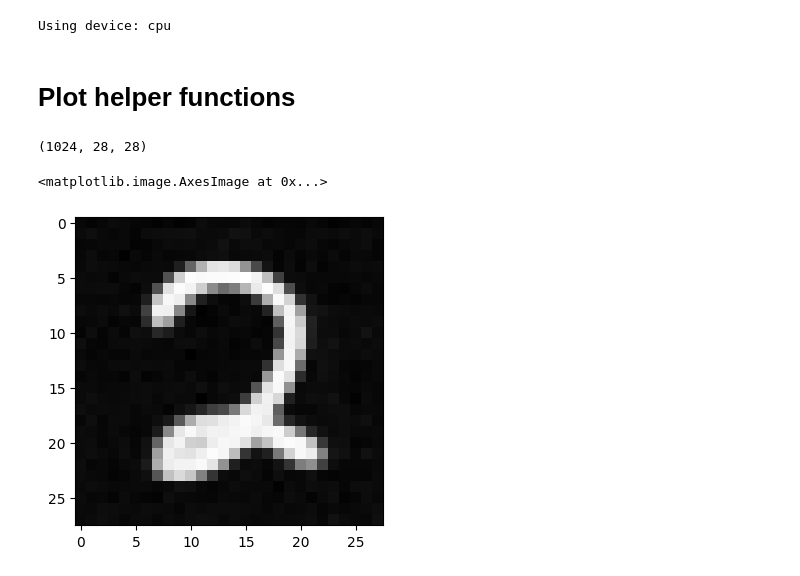
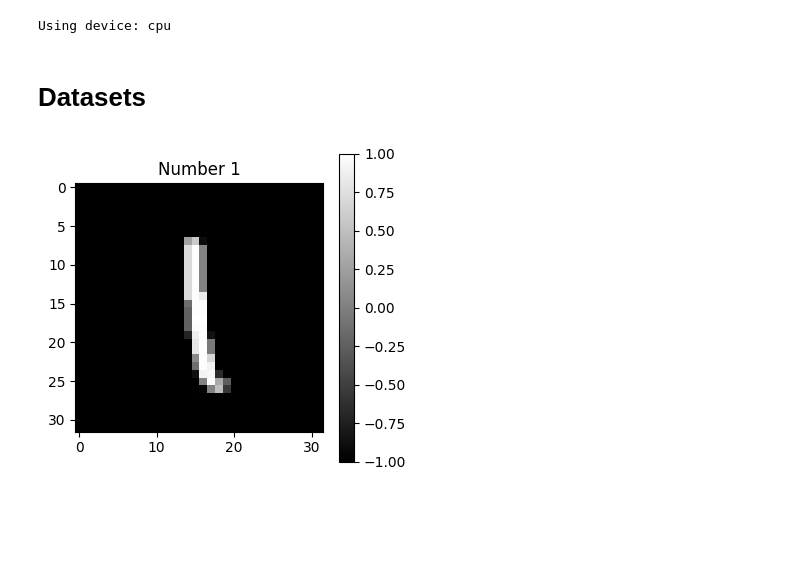
Before and after one commit to lucasmrdt/diffusion-model, a Jupyter notebook: notebooks/plots.ipynb, the cells around one changed output. Drawn from its saved outputs; the diff is of its cells as text; code cells hidden in the pictures; blank space fills up the shorter version.

Commit message:
add train

```diff
--- a/notebooks/plots.ipynb
+++ b/notebooks/plots.ipynb
@@ -20,5 +19,3 @@ matplotlib.rcParams['figure.figsize'] = (FIG_SIZE, FIG_SIZE)
 print(f"Using device: {device}")
 # %% [output]
 Using device: cpu
-# %% [markdown]
-# Plot helper functions
@@ -37,15 +22,13 @@ def many_imshow(xs, y_title=None, title=None):
-# %%
-images = np.load('../images_model5.npy')
-images.shape
-# %% [output]
-(1024, 28, 28)
-# %%
-_, axes = plt.subplots(32, 32, figsize=(FIG_SIZE*32, FIG_SIZE*32))
-
-for i, row in enumerate(axes):
-    for j, ax in enumerate(row):
-        ax.axis('off')
-        ax.imshow(images[i, j], cmap='gray')
-# %% [output]
-<matplotlib.image.AxesImage at 0x...>
-[figure, removed]
+# %% [markdown]
+# Datasets
+# %%
+train_loader, test_loader = get_mnist_dataset()
+
+batch = next(iter(train_loader))
+
+idx = torch.randint(0, len(batch[0]), (1,))[0]
+plt.imshow(batch[0][idx].squeeze().cpu(), cmap="gray")
+plt.title(f"Number {batch[1][idx]}")
+plt.colorbar();
+# %% [output]
+[figure, added]
```
Also changed, not shown: parts of 18 cells of this notebook, 18 other files.
